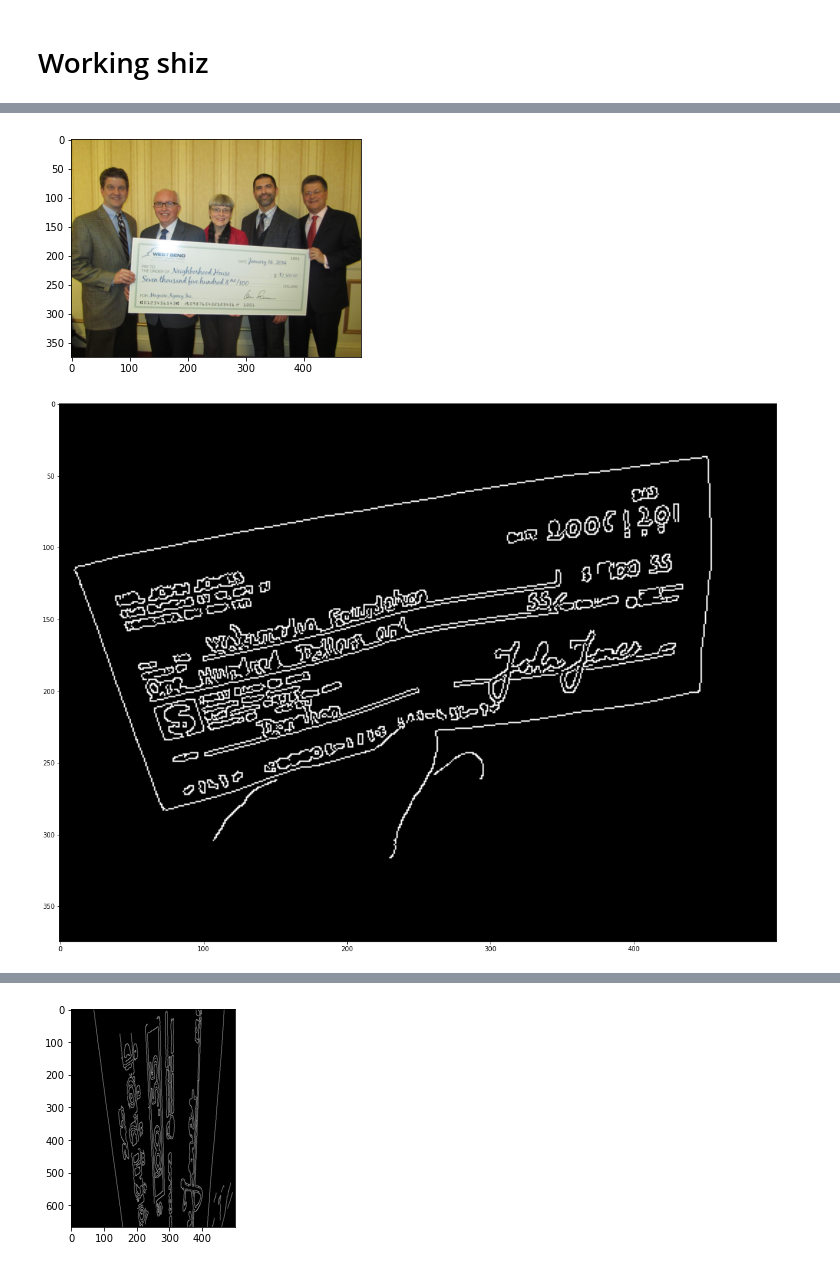
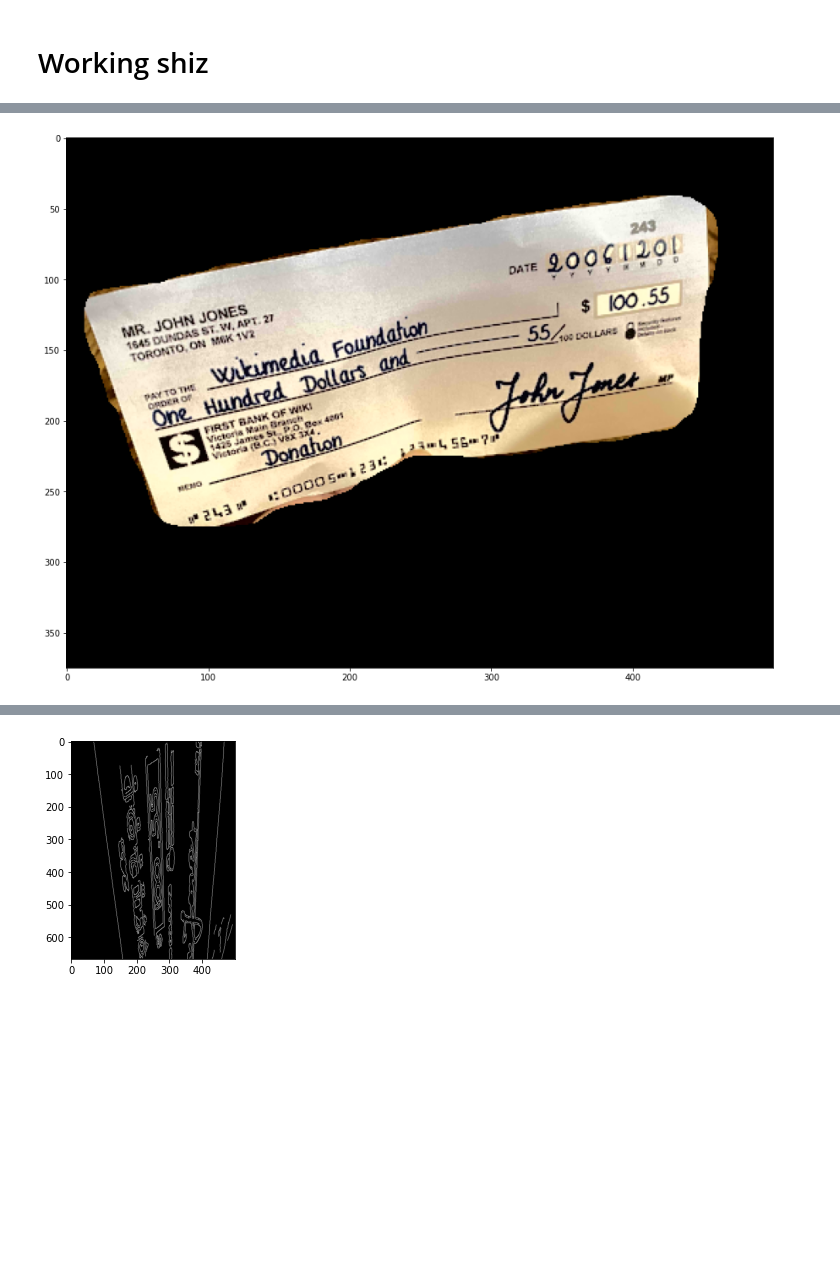
Before and after one commit to MikeyHV/CheckDetection_and_ProjectionCorrection, a Jupyter notebook: AssumingGoodPicture.ipynb, the cells around one changed output, grey strips where cells are left out. Saved outputs shown, nothing was run; the diff lists cells and outputs as text; code cells hidden in the pictures; blank space fills up the shorter version.

```diff
--- a/AssumingGoodPicture.ipynb
+++ b/AssumingGoodPicture.ipynb
@@ -133,9 +133,11 @@ def getMaskFromImg(img, mask):
     return cv2.bitwise_and(img, img, mask = mask)
 # %% [markdown]
 # Working shiz
+# %%
+plt.rcParams["figure.figsize"] = (15,15)
 # %%
 # imgs = [histeq(img) for img in imgs]
-imgpath = "samples/check4.jpg"
+imgpath = "samples/check3.jpg"
 
 orig = cv2.imread(imgpath)
 image = orig.copy()
@@ -155,8 +157,7 @@ predictor = DefaultPredictor(cfg)
 
 outputs = predictor(imagec)
 
-curr = 2
-v = Visualizer(image[:, :, ::-1], MetadataCatalog.get(outputs.DATASETS.TRAIN[0]), scale=1.2)
+v = Visualizer(image[:, :, ::-1], MetadataCatalog.get(cfg.DATASETS.TRAIN[0]), scale=1.2)
 out = v.draw_instance_predictions(outputs["instances"].to("cpu"))
 pltshow(out.get_image()[:, :, ::-1])
 # %% [output]
@@ -164,23 +165,30 @@ AttributeError: 'dict' object has no attribute 'DATASETS'
 # %%
 peopleMasks = []
 bookMasks = []
 isABookMask = False
 temp = outputs["instances"]
 
 if 73 in temp.pred_classes and 0 not in temp.pred_classes:
     print("Skip me, go straight to the next step")
 elif 73 in temp.pred_classes and 0 in temp.pred_classes:  # assuming only one book in the image
     bookmask = np.array(temp.pred_masks[list(temp.pred_classes).index(73)])
     indices = bookmask.astype(np.uint8)  #convert to an unsigned byte
     indices*=255
-    kernel = np.ones((7,7), np.uint8)
+    kernel = np.ones((1,1), np.uint8)
     img_dilation = cv2.dilate(indices, kernel, iterations=20)
     bookMask = getMaskFromImg(imagec, img_dilation)
     isABookMask = True
 else:  # lots of people in the img
+    cntr = 0
+    for i in list(temp.pred_classes):
+        if i == 0 or i == 27 or i == 58:
+            pplMask = np.array(temp.pred_masks[cntr])
+            indices = pplMask.astype(np.uint8)
+            indices*=255
+            kernel = np.ones((3,3), np.uint8)
+            img_dilation = cv2.dilate(indices, kernel, iterations=1)
+            imagec = subtractMaskFromImg(imagec, img_dilation)
+        cntr += 1
+pltshow(bookMask)
 # %% [output]
-[figure, old version]
+[figure, new version]
-# %%
-pltshow(edged)
-# %% [output]
-[figure, removed]
```
Also changed, not shown: parts of 6 cells of this notebook, 11 other files.
